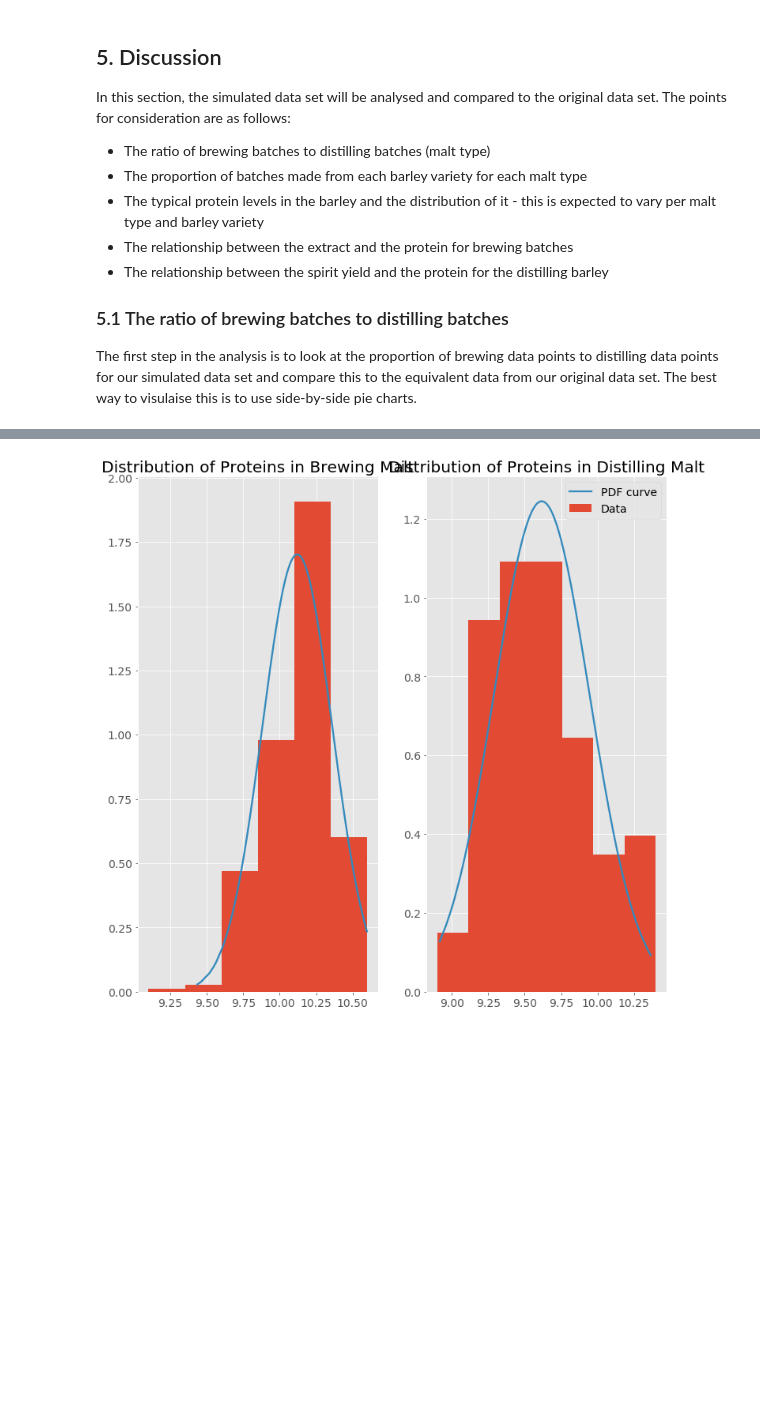
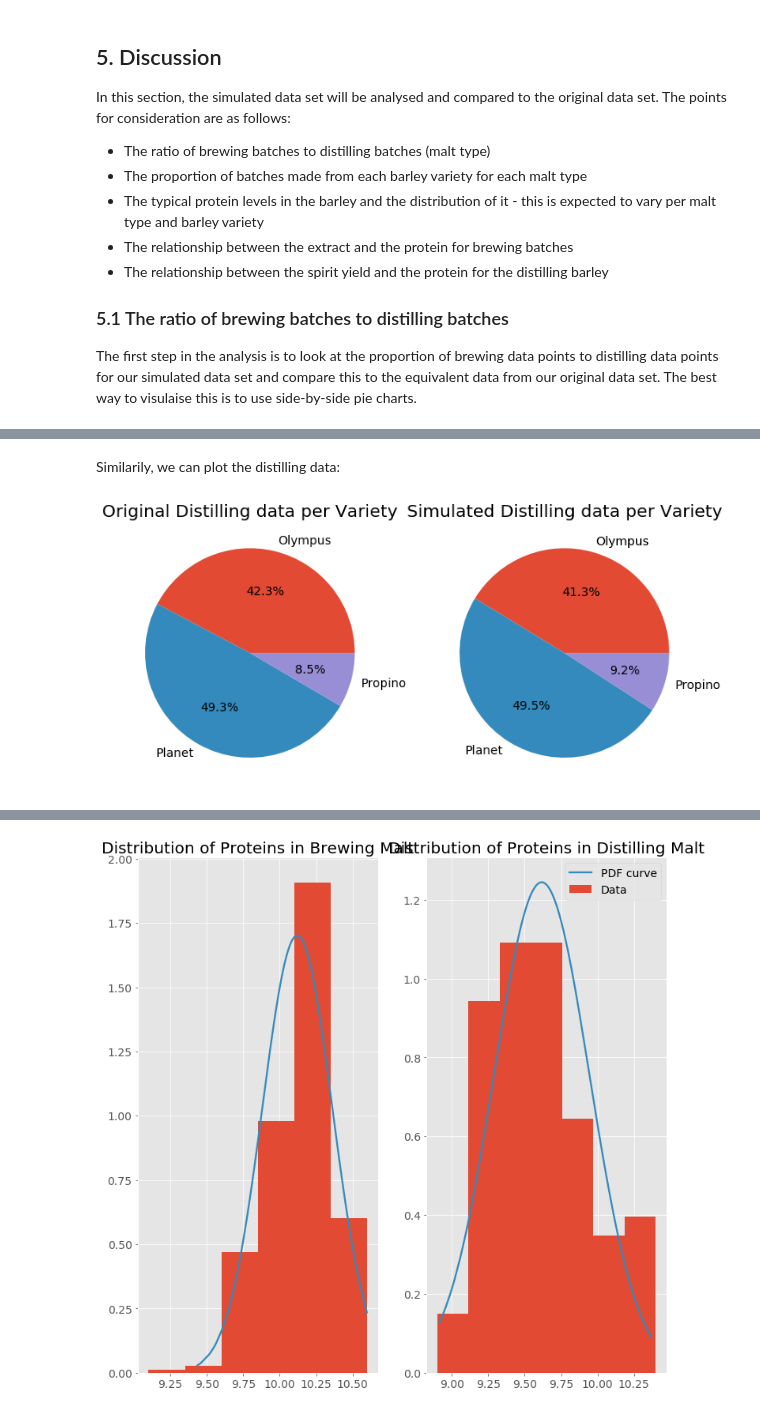
Before and after one commit to shkyler/gmit-pfda-project, a Jupyter notebook: datasimulation.ipynb, the cells around one changed output, grey strips where cells are left out. Cells and saved outputs as stored; diff of their text form; code cells hidden in the pictures; blank space fills up the shorter version.

```diff
--- a/datasimulation.ipynb
+++ b/datasimulation.ipynb
@@ -559,0 +556,13 @@ plt.show()
+# %% [markdown]
+Similarily, we can plot the distilling data:
+# %%
+# the first sub-plot is the original data
+plt.subplot(1, 2, 1, title ='Original Distilling data per Variety')
+plt.pie(dist_count,labels=dist_count.index, autopct='%1.1f%%')
+
+# the second plot is the simulated data
+plt.subplot(1, 2, 2, title ='Simulated Distilling data per Variety')
+plt.pie(sim_dist_count,labels=sim_dist_count.index, autopct='%1.1f%%')
+plt.show()
+# %% [output]
+[figure, added]
```
Also changed, not shown: parts of 11 cells of this notebook.
